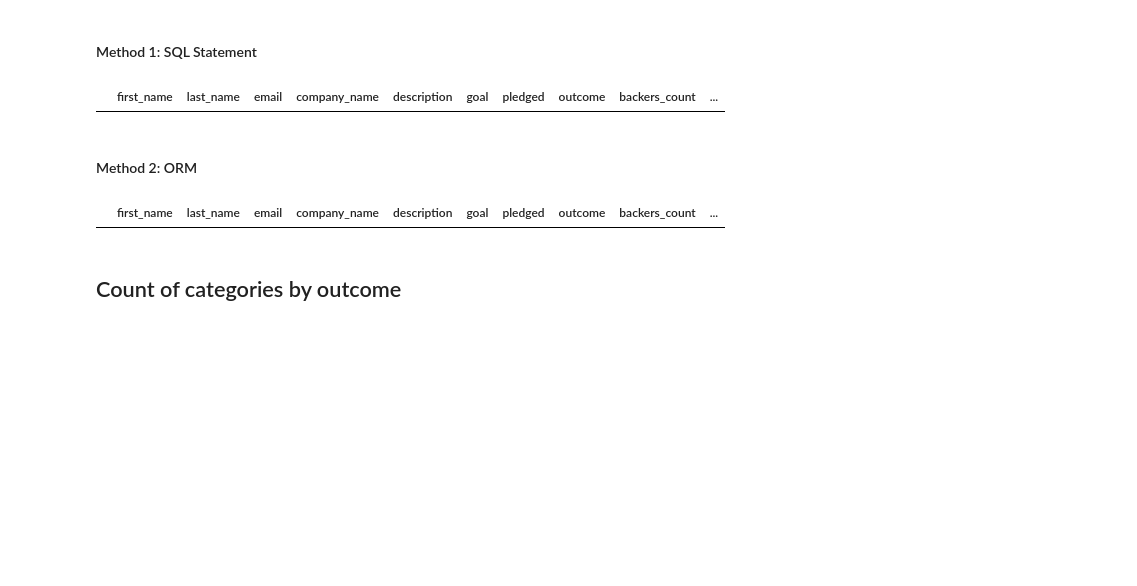
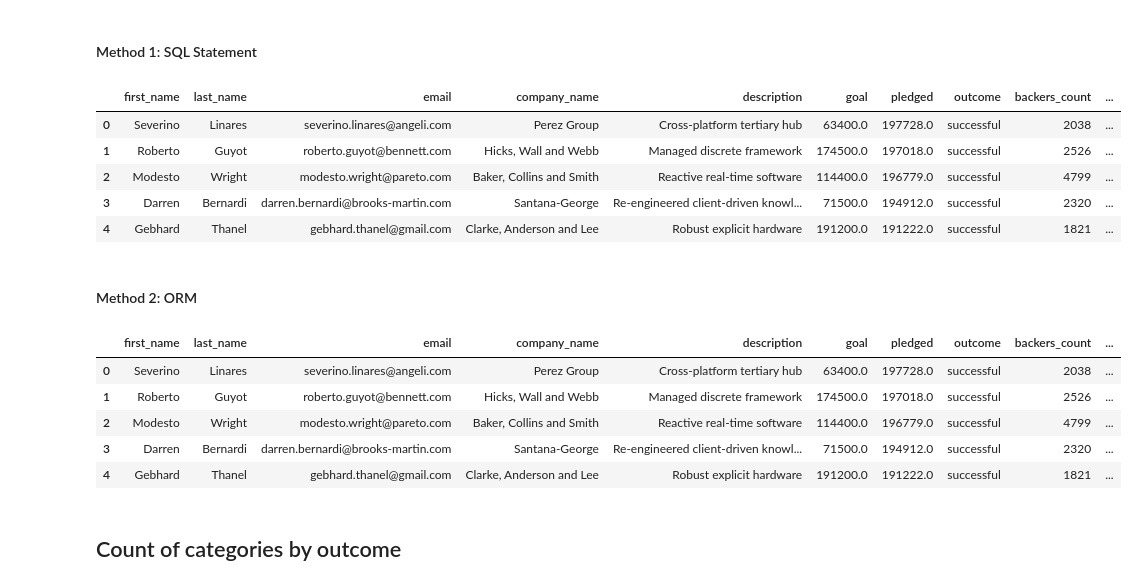
Before and after one commit to weisport4/Crowdfunding_ETL, a Jupyter notebook: Crowdfunding_Analysis.ipynb, the cells around one changed output. Cells and saved outputs as stored; diff of their text form; code cells hidden in the pictures; blank space fills up the shorter version.

Commit message:
added the written analysis and code consistancy and order changes

```diff
--- a/Crowdfunding_Analysis.ipynb
+++ b/Crowdfunding_Analysis.ipynb
@@ -181,36 +191,43 @@ query = """
 			cont.email,
 			camp.company_name,
 			camp.description,
 			camp.goal,
 			camp.pledged,
 			camp.outcome,
 			camp.backers_count,
 			camp.country,
 			camp.currency,
 			camp.launched_date,
 			camp.end_date,
 			camp.staff_pick,
 			camp.spotlight,
 			cat.category,
 			sub.subcategory
 		FROM
 			public.contact cont
-		INNER JOIN public.campaign camp
+		JOIN public.campaign camp
 			ON cont.contact_id = camp.contact_id
-		INNER JOIN public.category cat
+		JOIN public.category cat
 			ON camp.category_id = cat.category_id
-		INNER JOIN public.subcategory sub
+		JOIN public.subcategory sub
 			ON camp.subcategory_id = sub.subcategory_id
         WHERE
             (staff_pick = TRUE OR spotlight = TRUE)
             AND pledged >= goal
+        ORDER BY
+            pledged desc
 		;
 		"""
 
 reached_goal_sql_df = pd.read_sql(text(query), con=engine)
 reached_goal_sql_df.head()
 # %% [output]
 |  | first_name | last_name | email | company_name | description | goal | pledged | outcome | backers_count | ... |
+| 0 | Severino | Linares | severino.linares@angeli.com | Perez Group | Cross-platform tertiary hub | 63400.0 | 197728.0 | successful | 2038 | ... |
+| 1 | Roberto | Guyot | roberto.guyot@bennett.com | Hicks, Wall and Webb | Managed discrete framework | 174500.0 | 197018.0 | successful | 2526 | ... |
+| 2 | Modesto | Wright | modesto.wright@pareto.com | Baker, Collins and Smith | Reactive real-time software | 114400.0 | 196779.0 | successful | 4799 | ... |
+| 3 | Darren | Bernardi | darren.bernardi@brooks-martin.com | Santana-George | Re-engineered client-driven knowl... | 71500.0 | 194912.0 | successful | 2320 | ... |
+| 4 | Gebhard | Thanel | gebhard.thanel@gmail.com | Clarke, Anderson and Lee | Robust explicit hardware | 191200.0 | 191222.0 | successful | 1821 | ... |
 # %% [markdown]
 #### Method 2: ORM
 # %%
@@ -242,6 +259,8 @@ results = session.query(
 ).filter(
     (Campaign.staff_pick == True) | (Campaign.spotlight == True),
     Campaign.pledged >= Campaign.goal
+).order_by(
+    Campaign.pledged.desc()
 ).all()
 
 # Convert results to a pandas DataFrame
@@ -255,6 +274,11 @@ reached_goal_orm_df = pd.DataFrame(results, columns=[
 reached_goal_orm_df.head()
 # %% [output]
 |  | first_name | last_name | email | company_name | description | goal | pledged | outcome | backers_count | ... |
+| 0 | Severino | Linares | severino.linares@angeli.com | Perez Group | Cross-platform tertiary hub | 63400.0 | 197728.0 | successful | 2038 | ... |
+| 1 | Roberto | Guyot | roberto.guyot@bennett.com | Hicks, Wall and Webb | Managed discrete framework | 174500.0 | 197018.0 | successful | 2526 | ... |
+| 2 | Modesto | Wright | modesto.wright@pareto.com | Baker, Collins and Smith | Reactive real-time software | 114400.0 | 196779.0 | successful | 4799 | ... |
+| 3 | Darren | Bernardi | darren.bernardi@brooks-martin.com | Santana-George | Re-engineered client-driven knowl... | 71500.0 | 194912.0 | successful | 2320 | ... |
+| 4 | Gebhard | Thanel | gebhard.thanel@gmail.com | Clarke, Anderson and Lee | Robust explicit hardware | 191200.0 | 191222.0 | successful | 1821 | ... |
 # %% [markdown]
 ## Count of categories by outcome
 # %% [markdown]
```
Also changed, not shown: parts of 16 cells of this notebook, 2 other files.
